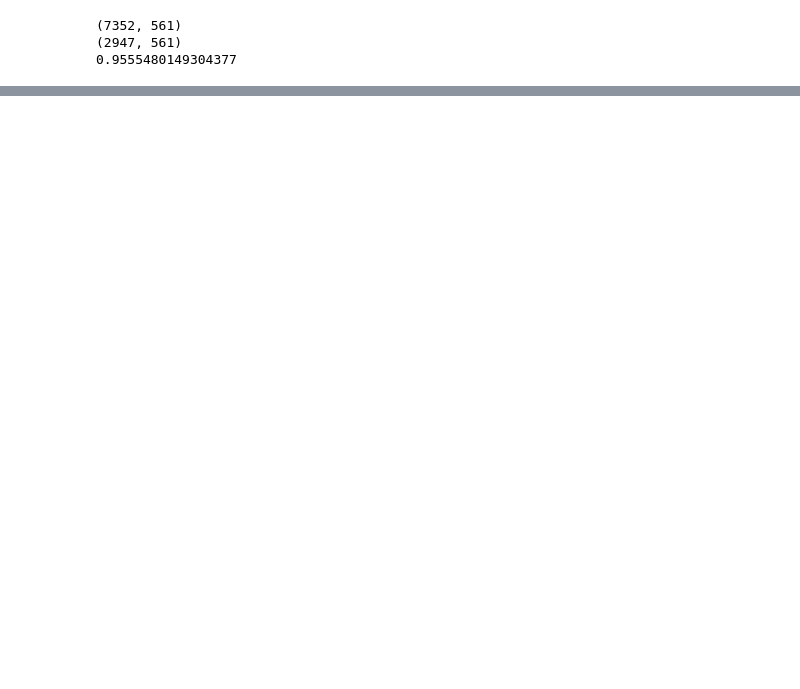
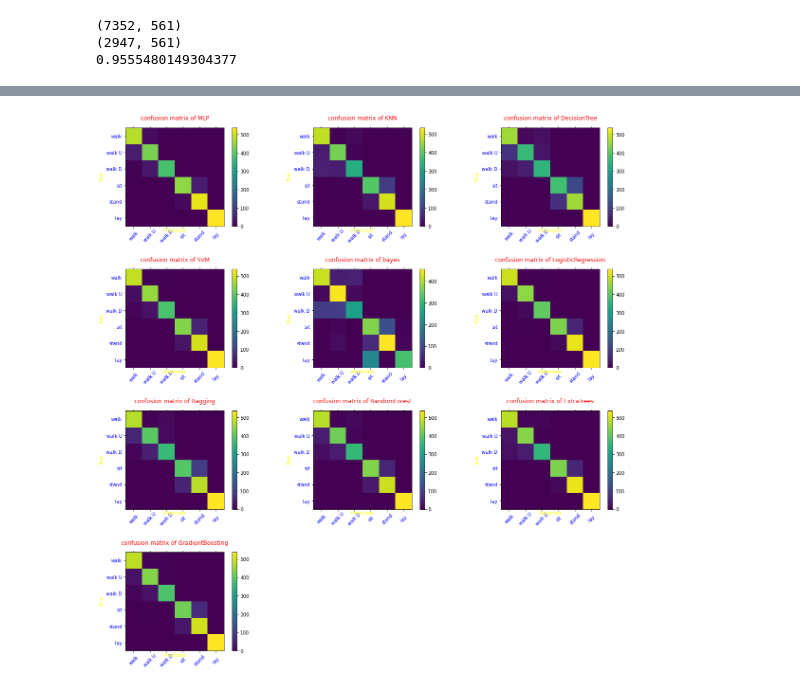
Before and after one commit to mammadmaheri7/human-activity-recognition, a Jupyter notebook: UCI.ipynb, the cells around one changed output, grey strips where cells are left out. Cells and saved outputs as stored; diff of their text form; code cells hidden in the pictures; blank space fills up the shorter version.

```diff
--- a/UCI.ipynb
+++ b/UCI.ipynb
@@ -443,0 +519,27 @@ print(accuracy)
+# %%
+def draw_confussion_matrices(truth_y,cms,titles):
+    i = 1
+    fig = plt.figure(figsize=(17,17))
+    #labels = find_activity_name()
+    labels = ['walk','walk U','walk D','sit','stand','lay']
+
+    for cm in cms:
+        ax = fig.add_subplot(4,3,i)
+        cax = ax.matshow(cm)
+        fig.colorbar(cax)
+        ax.set_xticklabels([''] + labels,rotation=45,va="center", position=(0,-0.13),color='blue')
+        ax.set_yticklabels([''] + labels,color='blue')
+        ax.title.set_text('confusion matrix of %s'% titles[i-1])
+        ax.title.set_color('red')
+        plt.xlabel('Predicted',color='yellow')
+        plt.ylabel('True',color='yellow')
+        i = i+1
+
+    fig.tight_layout(pad=3)
+    plt.show()
+# %%
+model_names = [name for name,model in models.items() ]
+
+draw_confussion_matrices(testy,cm1,model_names)
+# %% [output]
+[figure, added]
```
Also changed, not shown: parts of 22 cells of this notebook.
